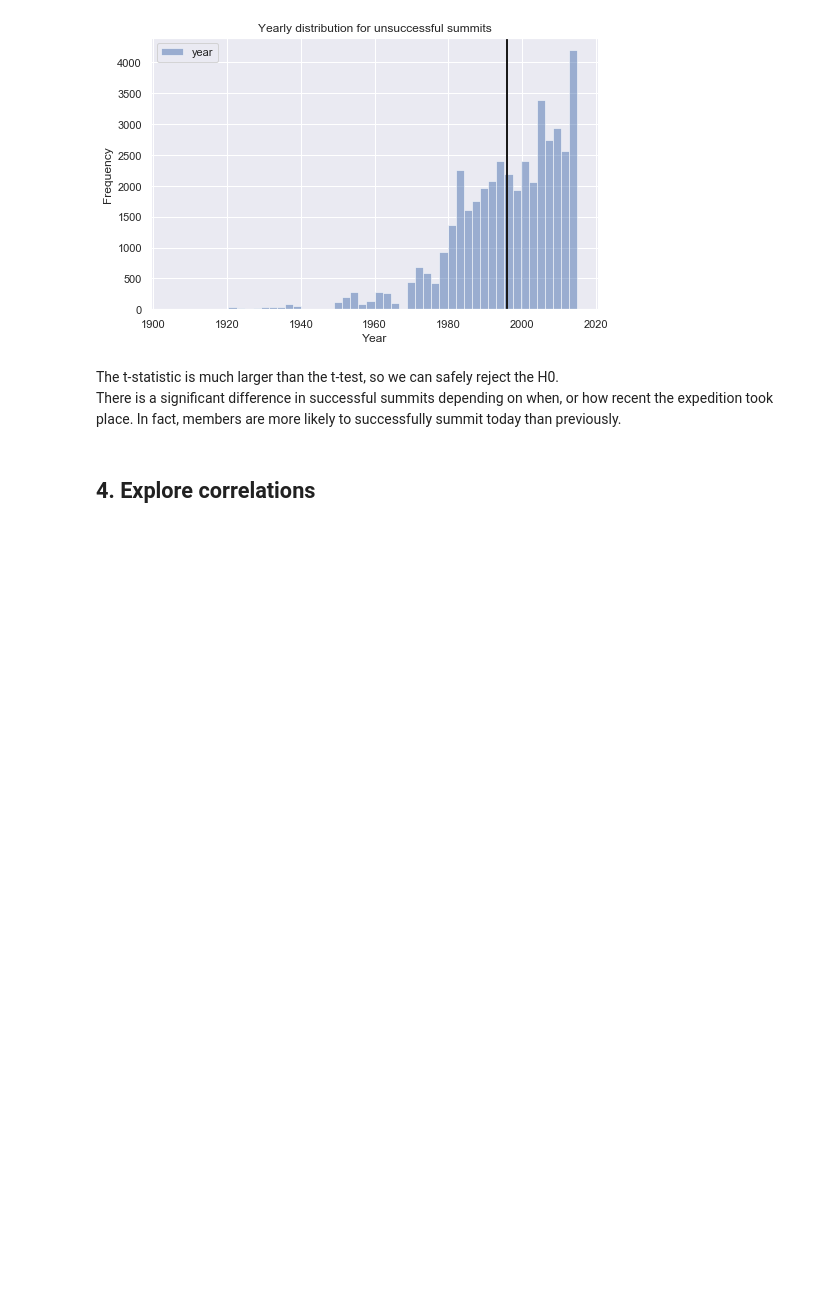
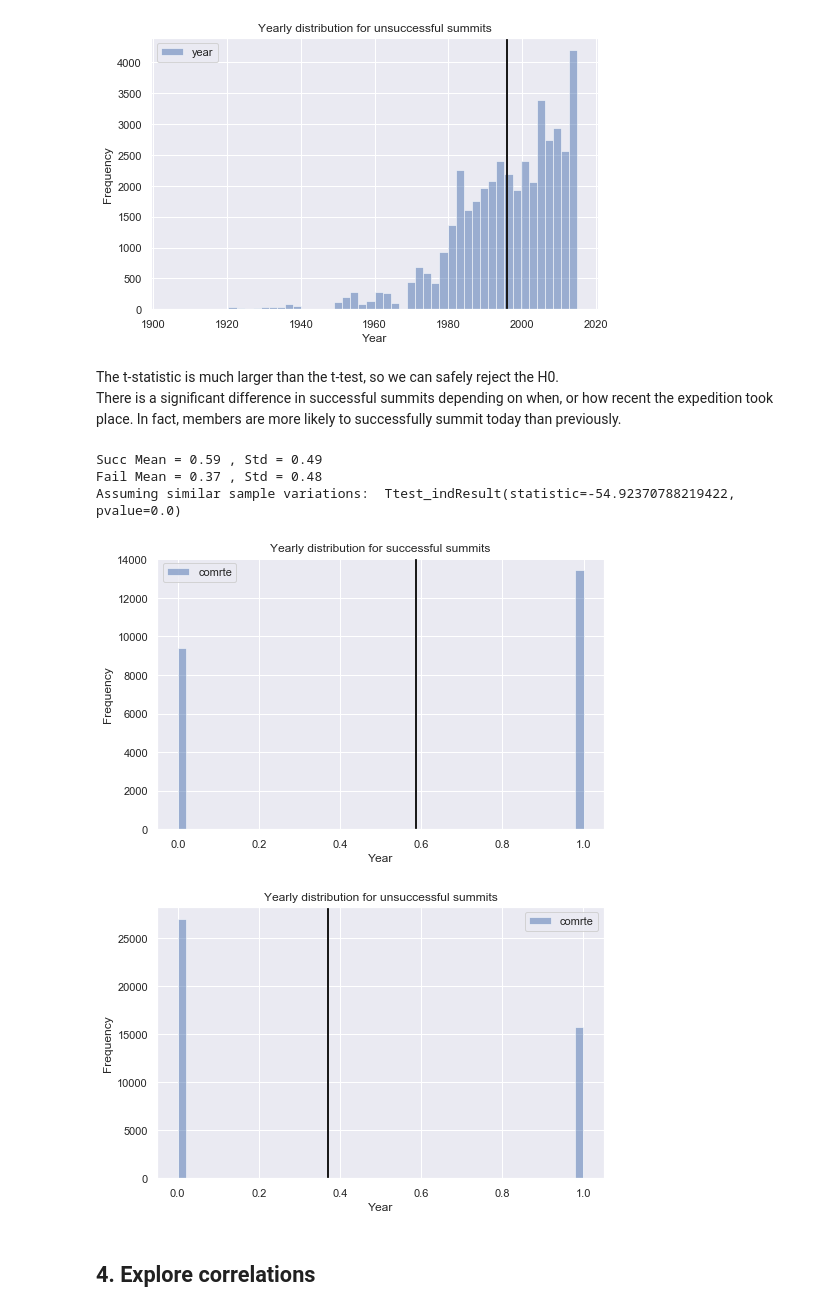
Before and after one commit to jacqpool/Springboard, a Jupyter notebook: expedition_success_himalayas/Himalayan_expeditions_stats.ipynb, the cells around one changed output. Drawn from its saved outputs; the diff is of its cells as text; code cells hidden in the pictures; blank space fills up the shorter version.

```diff
--- a/expedition_success_himalayas/Himalayan_expeditions_stats.ipynb
+++ b/expedition_success_himalayas/Himalayan_expeditions_stats.ipynb
@@ -209,6 +209,14 @@ Assuming similar sample variations:  Ttest_indResult(statistic=-43.7740780269322
 # %% [markdown]
 The t-statistic is much larger than the t-test, so we can safely reject the H0.
 There is a significant difference in successful summits depending on when, or how recent the expedition took place. In fact, members are more likely to successfully summit today than previously.
+# %%
+ab_test('comrte', bins=50, describe='Yearly', xlabel='Year')
+# %% [output]
+Succ Mean = 0.59 , Std = 0.49
+Fail Mean = 0.37 , Std = 0.48
+Assuming similar sample variations:  Ttest_indResult(statistic=-54.92370788219422, pvalue=0.0)
+[figure, added]
+[figure, added]
 # %% [markdown]
 ## 4. Explore correlations
 # %% [markdown]
```
Also changed, not shown: 5 other files.
